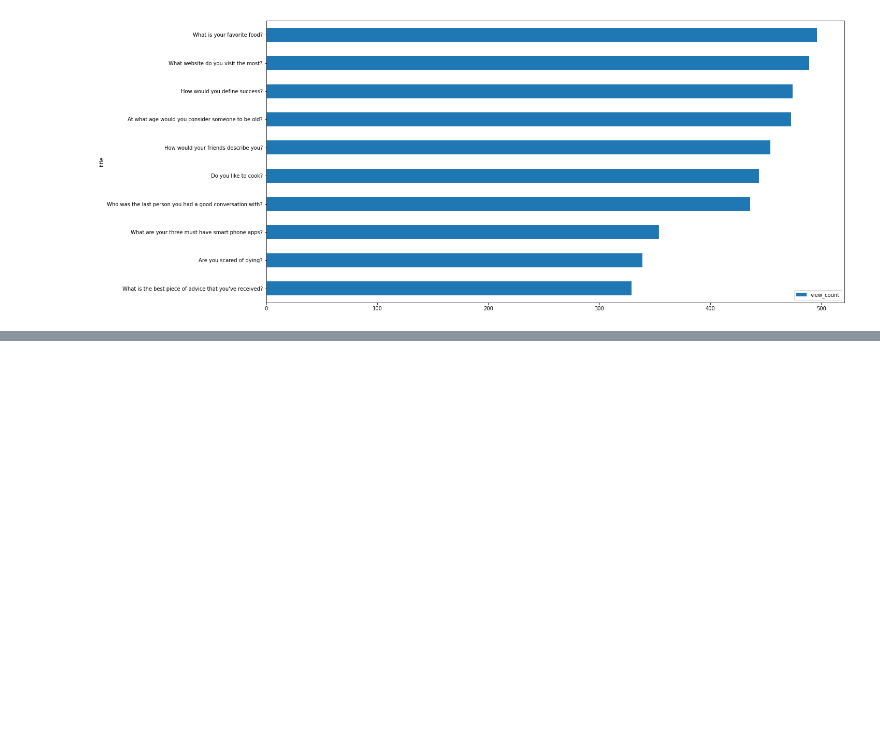
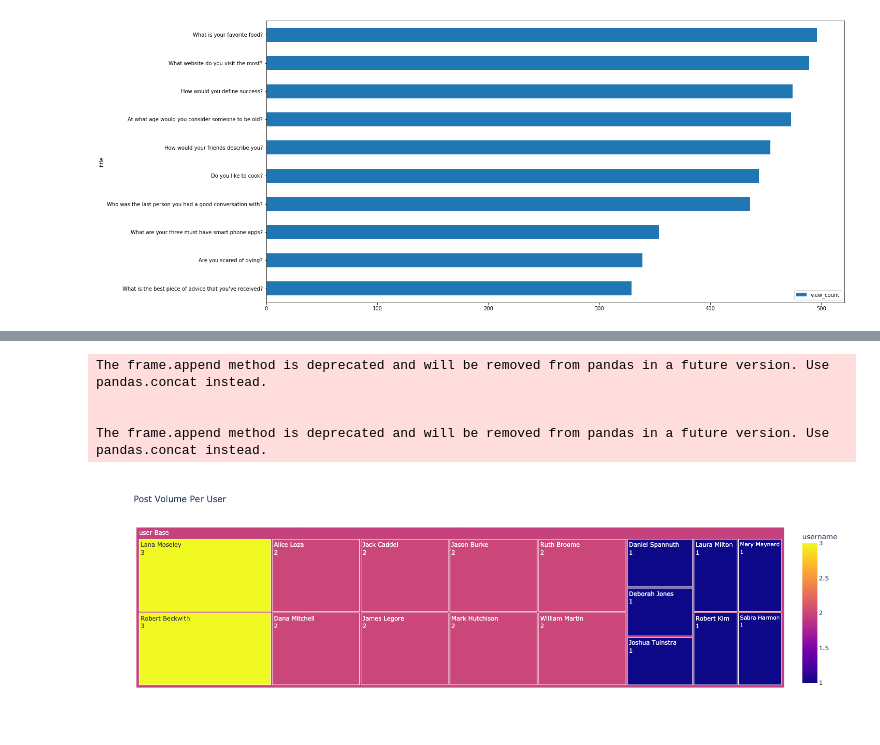
Before and after one commit to Robert-Such/flask_forum, a Jupyter notebook: reference/reference_queries.ipynb, the cells around one changed output, grey strips where cells are left out. Saved outputs shown, nothing was run; the diff lists cells and outputs as text; code cells hidden in the pictures; blank space fills up the shorter version.

```diff
--- a/reference/reference_queries.ipynb
+++ b/reference/reference_queries.ipynb
@@ -98,7 +98,7 @@ posts_df.tail(10).plot.barh(y='view_count', x='title', figsize=(20,10))
 # %%
 # Getting a treemap of Most Active Users According to Post Volume
 posts_per_user = posts_df['username'].value_counts()
-fig = px.treemap(posts_per_user, title='Post Volume Per User', path=[px.Constant("user Base"), posts_per_user.index], values='username', color='username')
+fig = px.treemap(posts_per_user, title='Post Volume Per User', path=[px.Constant("user Base"), posts_per_user.index], values='username', color='username', width=1500)
 fig.data[0].textinfo = 'label+text+value'
-fig.show()
+fig.show('png') # 'png' is set for viewable output on Github.  Otherwise use fig.show() for interactive plot.
 # %% [output]
@@ -106,0 +105,5 @@ fig.show()
+The frame.append method is deprecated and will be removed from pandas in a future version. Use pandas.concat instead.
+
+
+The frame.append method is deprecated and will be removed from pandas in a future version. Use pandas.concat instead.
+[figure, added]
```
Also changed, not shown: parts of 1 cell of this notebook.
